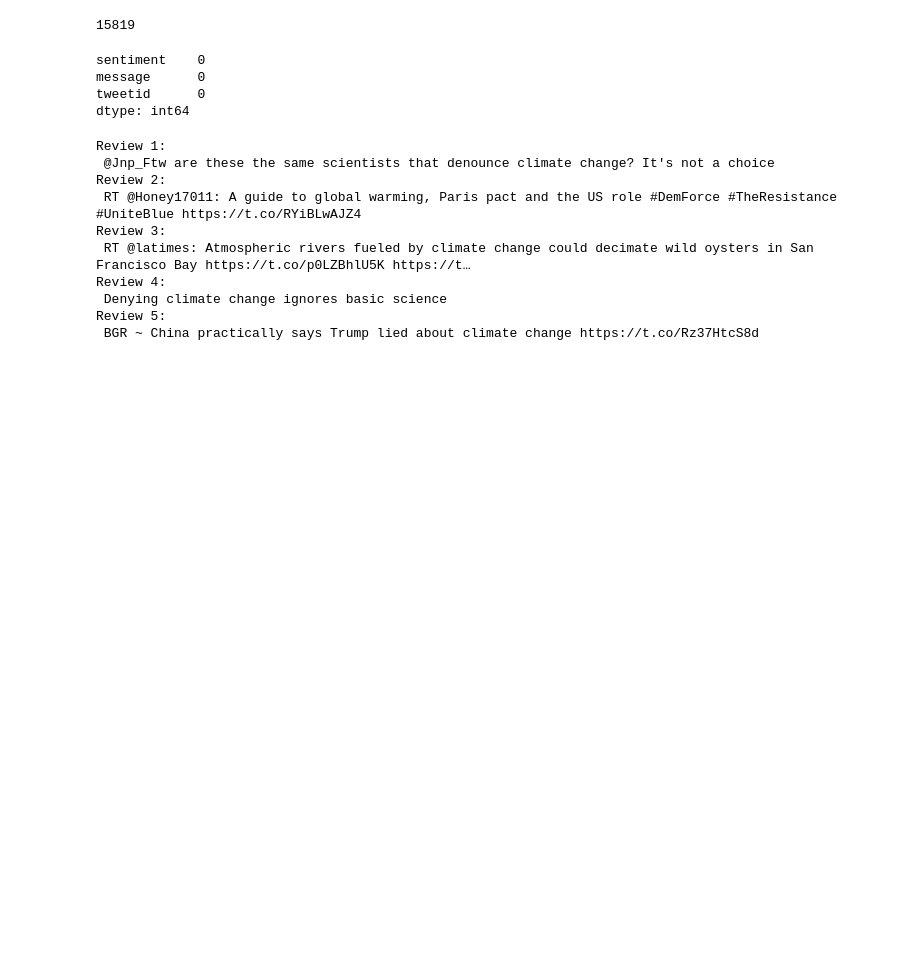
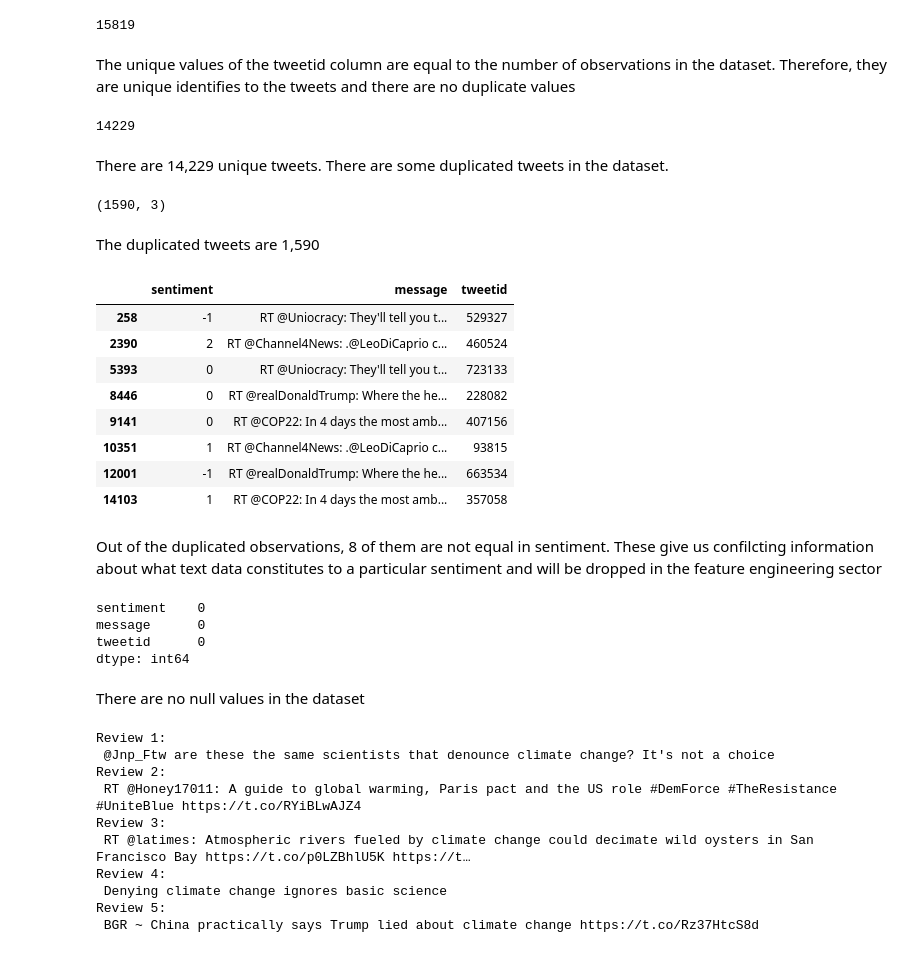
Before and after one commit to JessWN/2110ACDS_T13, a Jupyter notebook: 2110ACDS_T13.ipynb, the cells around one changed output. Saved outputs shown, nothing was run; the diff lists cells and outputs as text; code cells hidden in the pictures; blank space fills up the shorter version.

Commit message:
220322 Train and test df copied, some comments added

```diff
--- a/2110ACDS_T13.ipynb
+++ b/2110ACDS_T13.ipynb
@@ -192,4 +192,6 @@ def remove_emojis(text):
 #A00 explanation on the type of summaries that we considered for the project
 # %% [markdown]
 #### Train Dataset
+# %%
+train_df = raw_train_df.copy(deep = True)
 # %%
@@ -228,3 +234,31 @@ len(raw_train_df['tweetid'].unique())
 # %% [output]
 15819
+# %% [markdown]
+The unique values of the tweetid column are equal to the number of observations in the dataset. Therefore, they are unique identifies to the tweets and there are no duplicate values
+# %%
+len(train_df['message'].unique())
+# %% [output]
+14229
+# %% [markdown]
+There are 14,229 unique tweets. There are some duplicated tweets in the dataset.
+# %%
+train_df[train_df.duplicated(['message'])].shape
+# %% [output]
+(1590, 3)
+# %% [markdown]
+The duplicated tweets are 1,590
+# %%
+train_df.groupby('message').filter(lambda x: len(x['sentiment'].unique()) > 1)
+# %% [output]
+|  | sentiment | message | tweetid |
+| 258 | -1 | RT @Uniocracy: They'll tell you t... | 529327 |
+| 2390 | 2 | RT @Channel4News: .@LeoDiCaprio c... | 460524 |
+| 5393 | 0 | RT @Uniocracy: They'll tell you t... | 723133 |
+| 8446 | 0 | RT @realDonaldTrump: Where the he... | 228082 |
+| 9141 | 0 | RT @COP22: In 4 days the most amb... | 407156 |
+| 10351 | 1 | RT @Channel4News: .@LeoDiCaprio c... | 93815 |
+| 12001 | -1 | RT @realDonaldTrump: Where the he... | 663534 |
+| 14103 | 1 | RT @COP22: In 4 days the most amb... | 357058 |
+# %% [markdown]
+Out of the duplicated observations, 8 of them are not equal in sentiment. These give us confilcting information about what text data constitutes to a particular sentiment and will be dropped in the feature engineering sector
 # %%
@@ -234,4 +268,6 @@ sentiment    0
 message      0
 tweetid      0
 dtype: int64
+# %% [markdown]
+There are no null values in the dataset
 # %%
```
Also changed, not shown: parts of 29 cells of this notebook.
